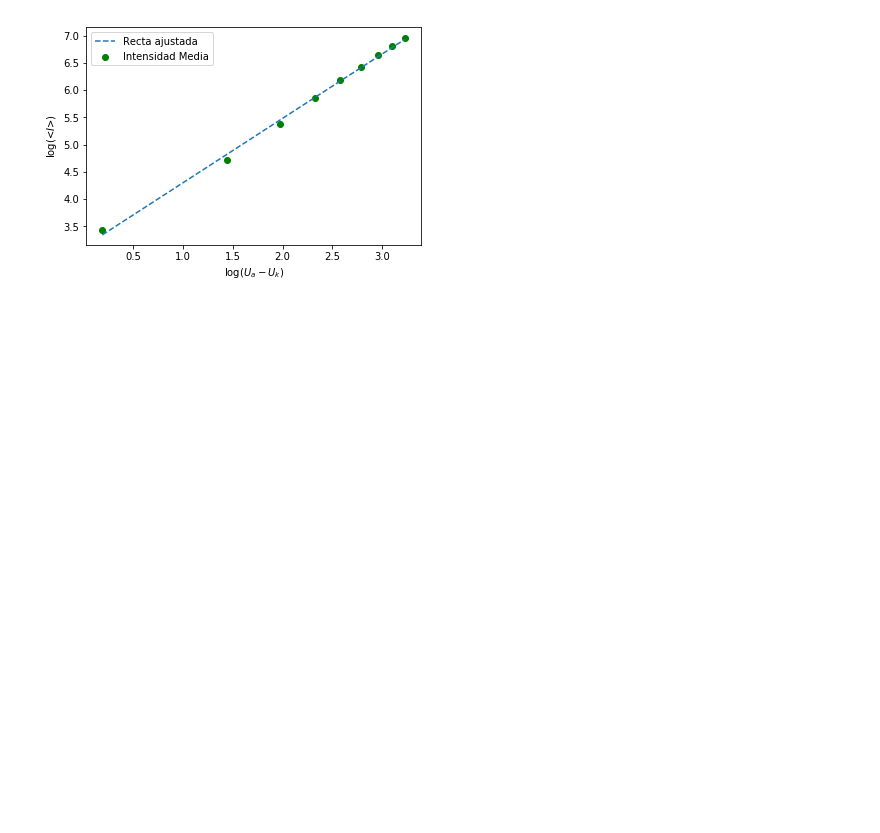
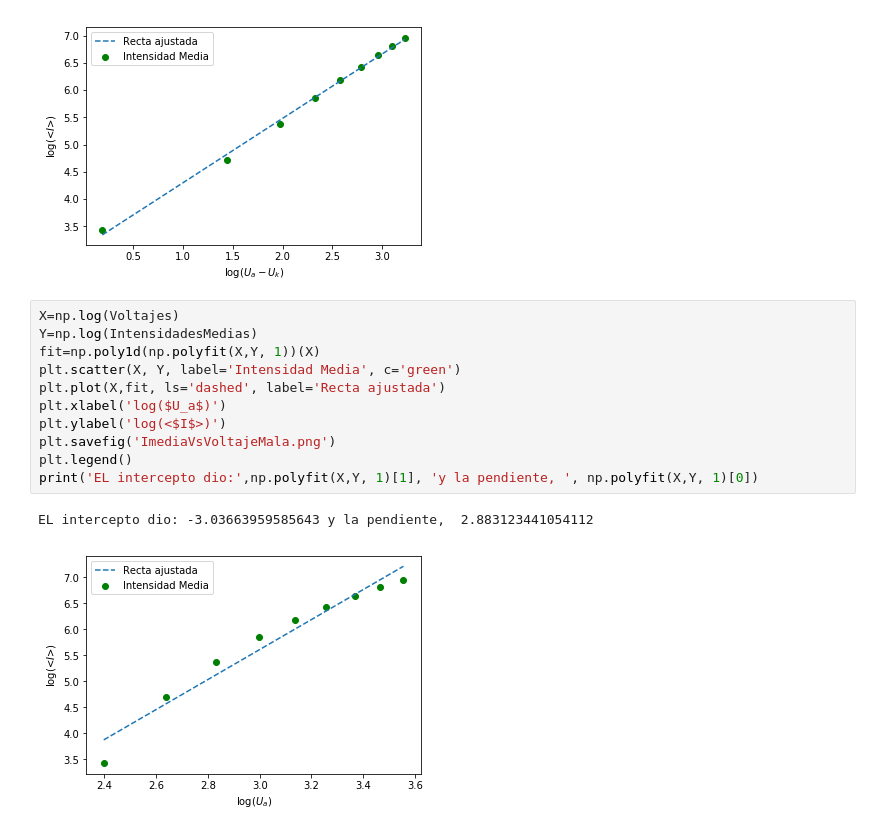
Before and after one commit to diegotg2000/RayosX, a Jupyter notebook: Analisis.ipynb, the cells around one changed output. Drawn from its saved outputs; the diff is of its cells as text; blank space fills up the shorter version.

```diff
--- a/Analisis.ipynb
+++ b/Analisis.ipynb
@@ -192,3 +195,17 @@ print('EL intercepto dio:',np.polyfit(X,Y, 1)[1], 'y la pendiente, ', np.polyfit
 # %% [output]
 EL intercepto dio: 3.113436710691634 y la pendiente,  1.1839356498185223
 [figure]
+# %%
+X=np.log(Voltajes)
+Y=np.log(IntensidadesMedias)
+fit=np.poly1d(np.polyfit(X,Y, 1))(X)
+plt.scatter(X, Y, label='Intensidad Media', c='green')
+plt.plot(X,fit, ls='dashed', label='Recta ajustada')
+plt.xlabel('log($U_a$)')
+plt.ylabel('log(<$I$>)')
+plt.savefig('ImediaVsVoltajeMala.png')
+plt.legend()
+print('EL intercepto dio:',np.polyfit(X,Y, 1)[1], 'y la pendiente, ', np.polyfit(X,Y, 1)[0])
+# %% [output]
+EL intercepto dio: -3.03663959585643 y la pendiente,  2.883123441054112
+[figure, added]
```
Also changed, not shown: parts of 1 cell of this notebook, 2 other files.
